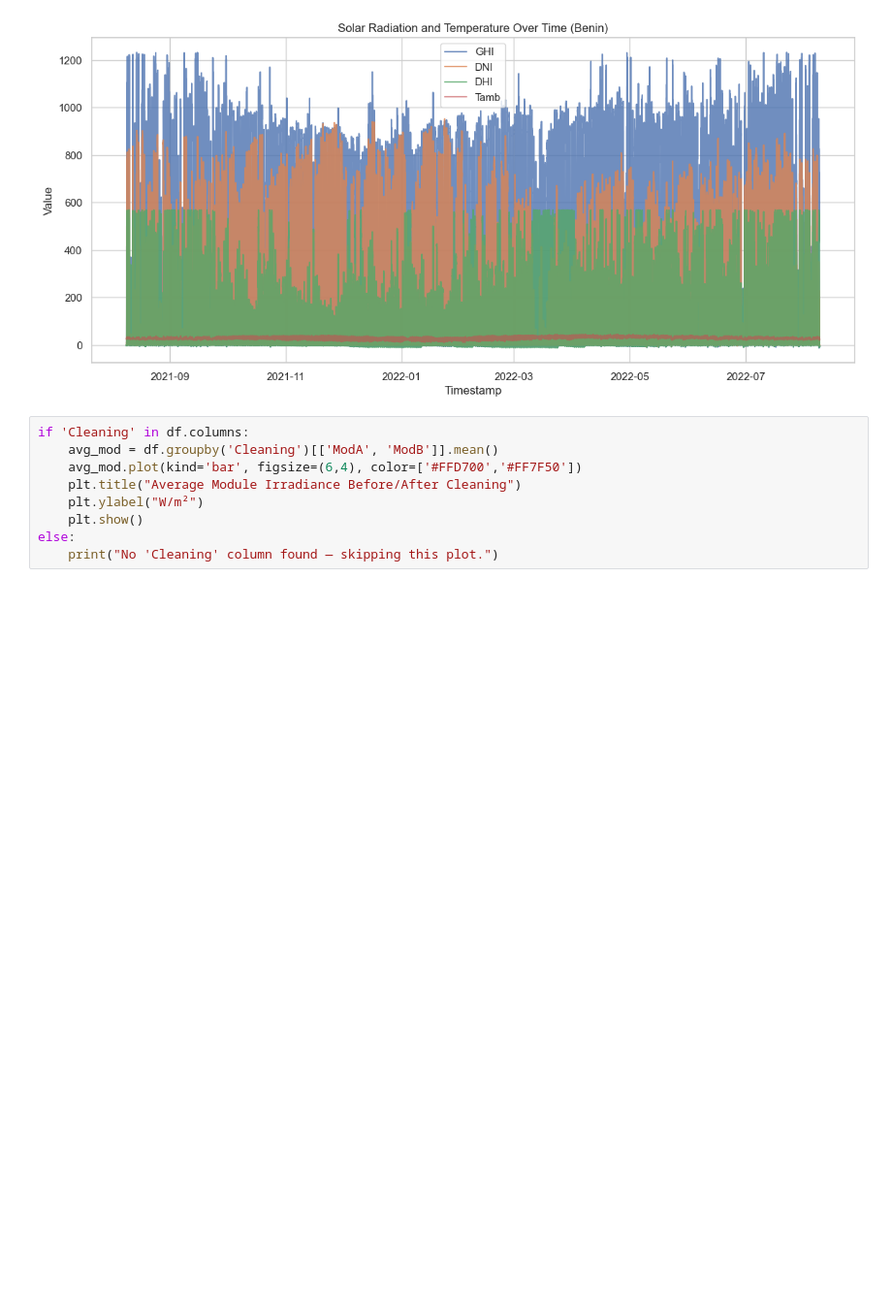
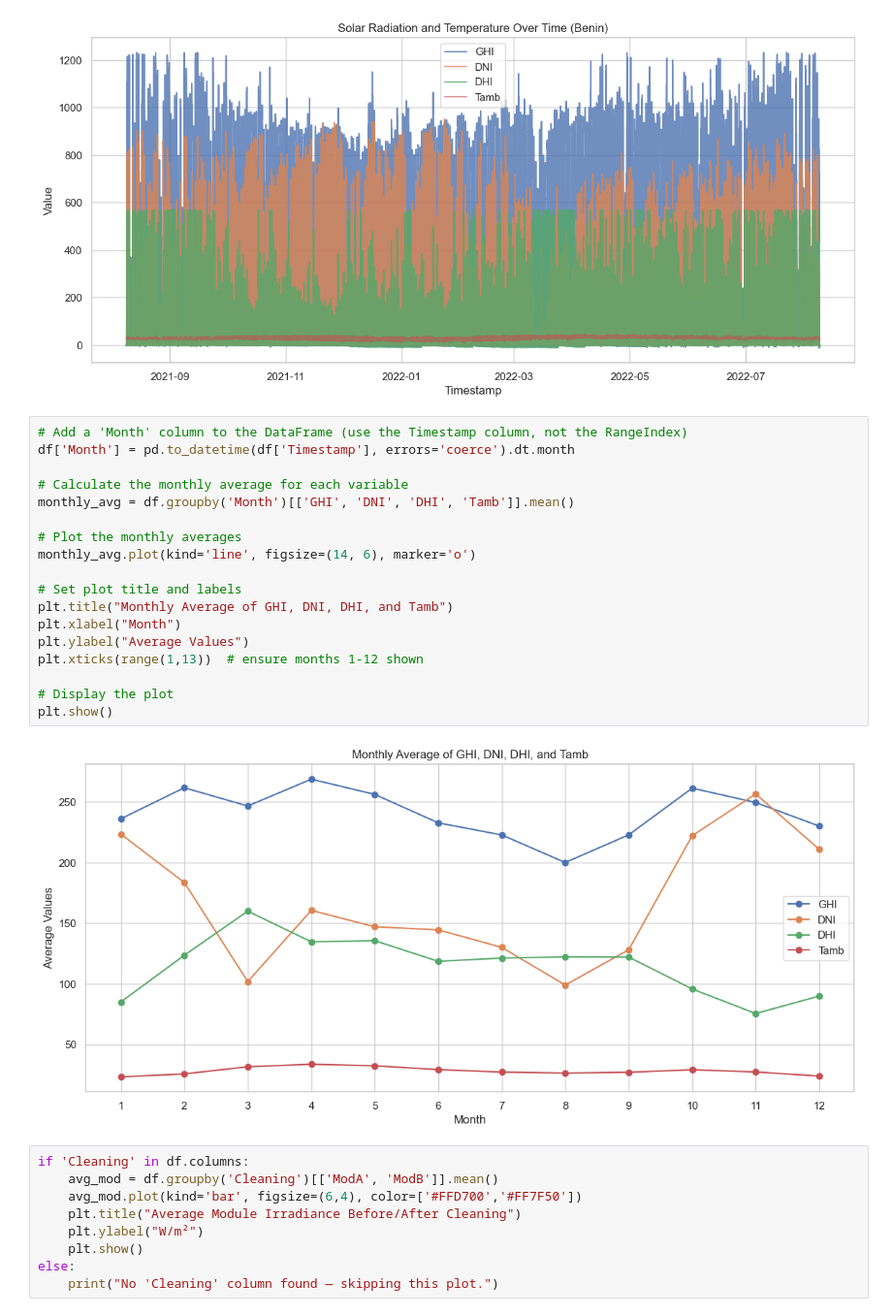
Before and after one commit to NaimaAhmedin/solar-challenge-week1, a Jupyter notebook: notebooks/benin_eda.ipynb, the cells around one changed output. Shown at 97% size. Drawn from its saved outputs; the diff is of its cells as text; blank space fills up the shorter version.

```diff
--- a/notebooks/benin_eda.ipynb
+++ b/notebooks/benin_eda.ipynb
@@ -122,6 +152,26 @@ plt.ylabel('Value')
 plt.show()
 # %% [output]
 [figure]
+# %%
+# Add a 'Month' column to the DataFrame (use the Timestamp column, not the RangeIndex)
+df['Month'] = pd.to_datetime(df['Timestamp'], errors='coerce').dt.month
+
+# Calculate the monthly average for each variable
+monthly_avg = df.groupby('Month')[['GHI', 'DNI', 'DHI', 'Tamb']].mean()
+
+# Plot the monthly averages
+monthly_avg.plot(kind='line', figsize=(14, 6), marker='o')
+
+# Set plot title and labels
+plt.title("Monthly Average of GHI, DNI, DHI, and Tamb")
+plt.xlabel("Month")
+plt.ylabel("Average Values")
+plt.xticks(range(1,13))  # ensure months 1-12 shown
+
+# Display the plot
+plt.show()
+# %% [output]
+[figure, added]
 # %%
 if 'Cleaning' in df.columns:
     avg_mod = df.groupby('Cleaning')[['ModA', 'ModB']].mean()
```
Also changed, not shown: parts of 2 cells of this notebook.
